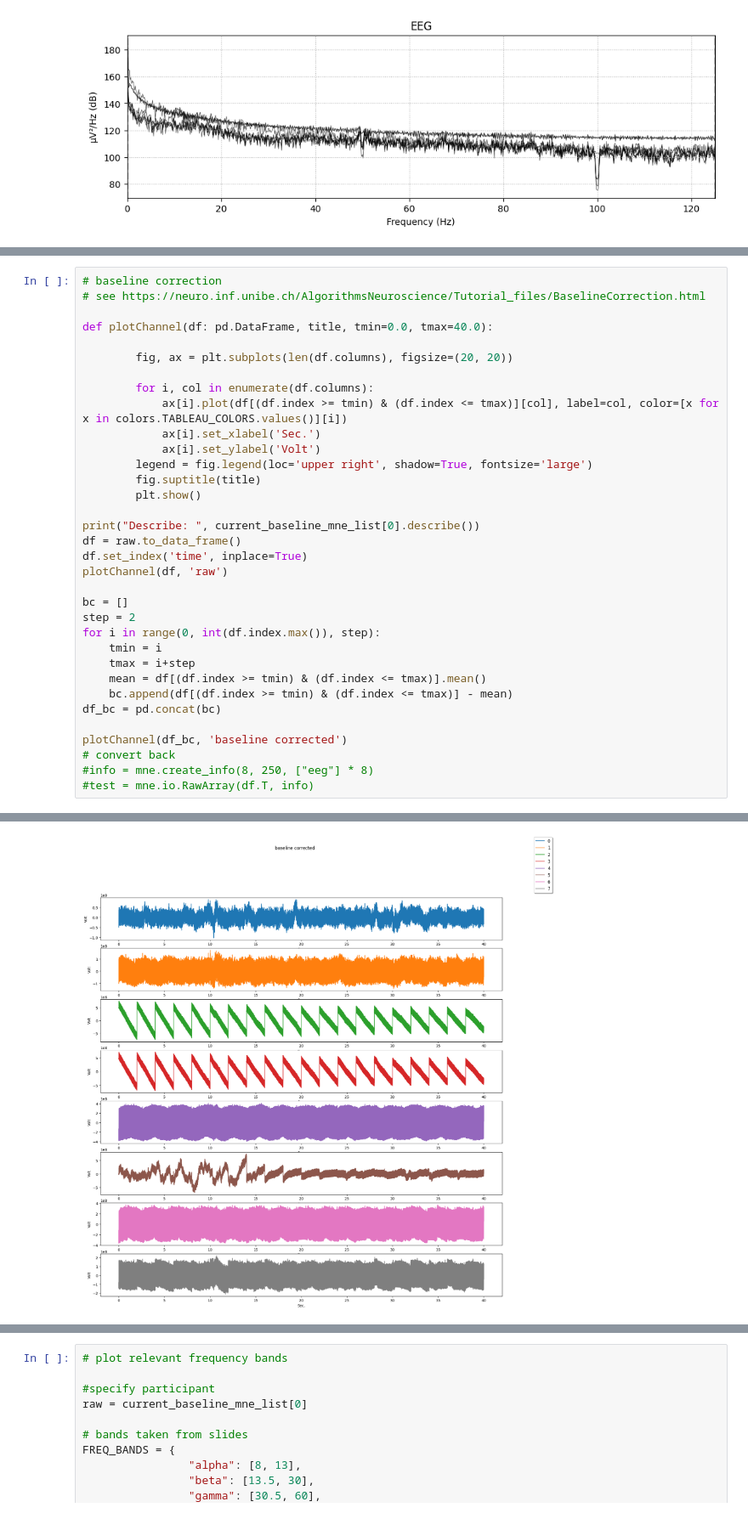
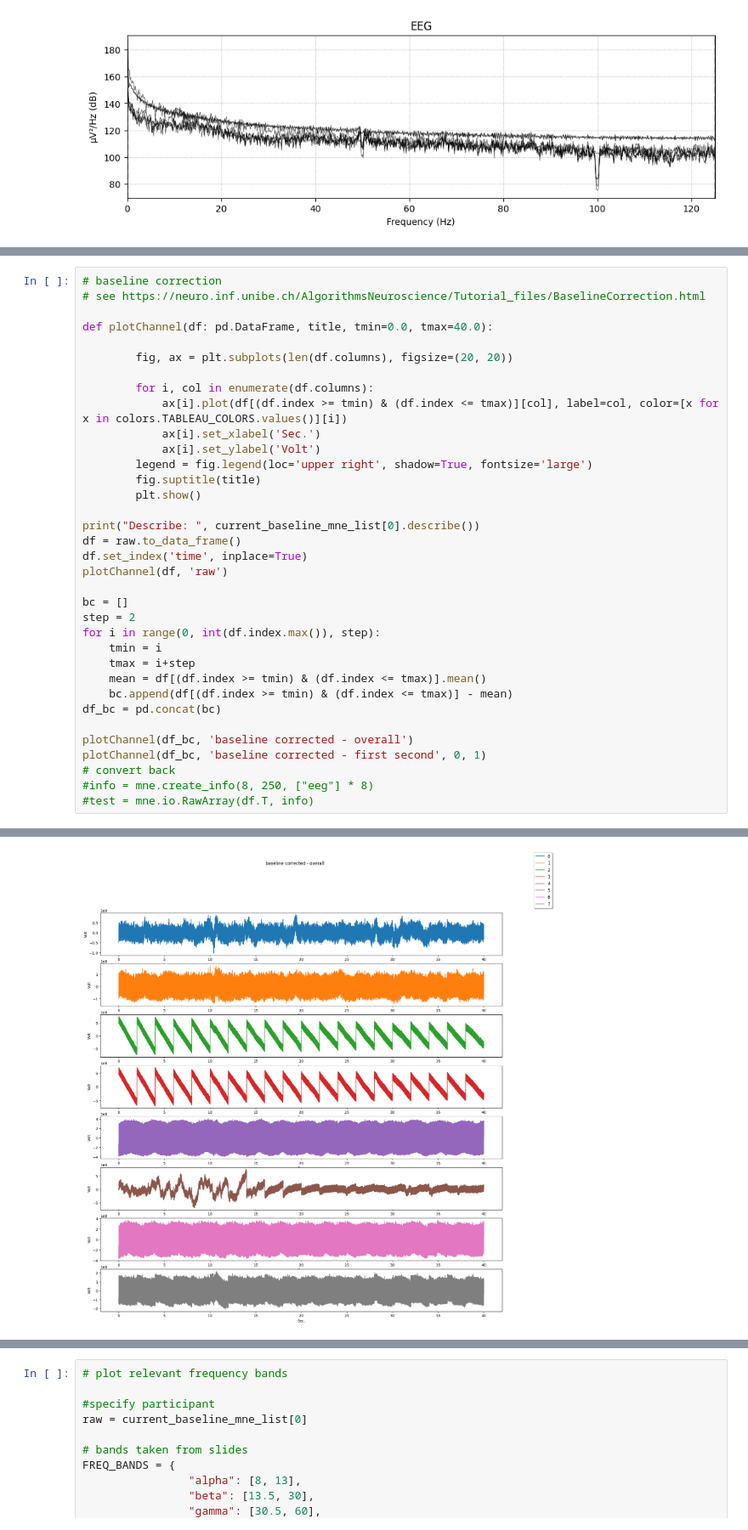
Before and after one commit to tobiasweede/eeg-workshop-bremen, a Jupyter notebook: data-analysis-tw.ipynb, the cells around one changed output, grey strips where cells are left out. Shown at 85% size. Cells and saved outputs as stored; diff of their text form.

```diff
--- a/data-analysis-tw.ipynb
+++ b/data-analysis-tw.ipynb
@@ -181,32 +181,33 @@ def plotChannel(df: pd.DataFrame, title, tmin=0.0, tmax=40.0):
 print("Describe: ", current_baseline_mne_list[0].describe())
 df = raw.to_data_frame()
 df.set_index('time', inplace=True)
 plotChannel(df, 'raw')
 
 bc = []
 step = 2
 for i in range(0, int(df.index.max()), step):
     tmin = i
     tmax = i+step
     mean = df[(df.index >= tmin) & (df.index <= tmax)].mean()
     bc.append(df[(df.index >= tmin) & (df.index <= tmax)] - mean)
 df_bc = pd.concat(bc)
 
-plotChannel(df_bc, 'baseline corrected')
+plotChannel(df_bc, 'baseline corrected - overall')
+plotChannel(df_bc, 'baseline corrected - first second', 0, 1)
 # convert back
 #info = mne.create_info(8, 250, ["eeg"] * 8)
 #test = mne.io.RawArray(df.T, info)
 # %% [output]
 <RawArray | 8 x 10001 (40.0 s), ~638 kB, data loaded>
 ch  name  type  unit        min         Q1     median         Q3        max
  0  0     EEG   µV    216116171875.00  216183312500.00  216211109375.00  216238203125.00  216318578125.00
  1  1     EEG   µV    198510406250.00  198623781250.00  198689671875.00  198756906250.00  198883500000.00
  2  2     EEG   µV    343870062500.00  347976343750.00  352415687500.00  357466187500.00  363480875000.00
  3  3     EEG   µV    338257625000.00  342202437500.00  346463937500.00  351243093750.00  356817187500.00
  4  4     EEG   µV    180593703125.00  180760437500.00  181016765625.00  181274718750.00  181453171875.00
  5  5     EEG   µV    158166671875.00  158981171875.00  160792375000.00  161212500000.00  161668484375.00
  6  6     EEG   µV    207878921875.00  208076515625.00  208303781250.00  208533656250.00  208694765625.00
  7  7     EEG   µV    170864078125.00  171176906250.00  171331500000.00  171488765625.00  171841468750.00
 Describe:  None
 [figure]
-[figure, old version]
+[figure, new version]
```
Also changed, not shown: parts of 12 cells of this notebook.
